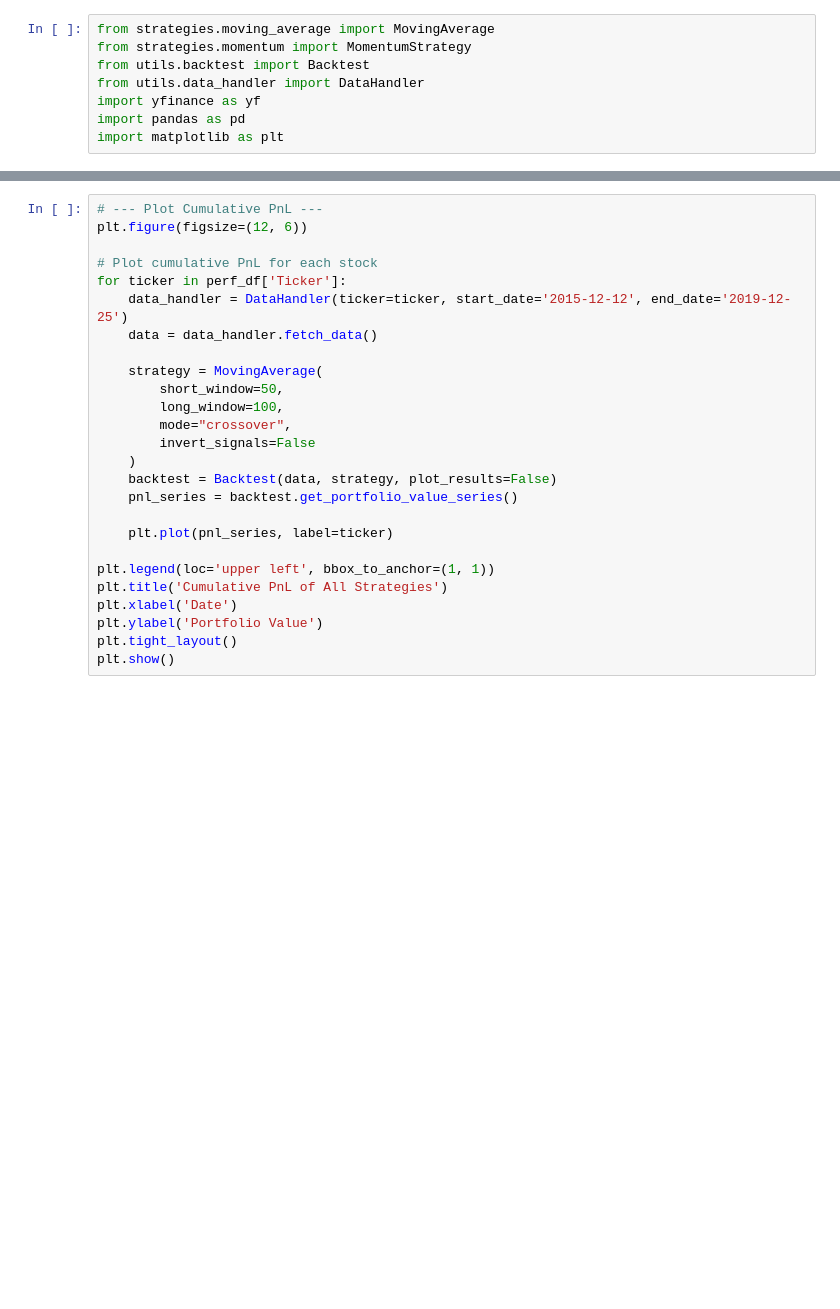
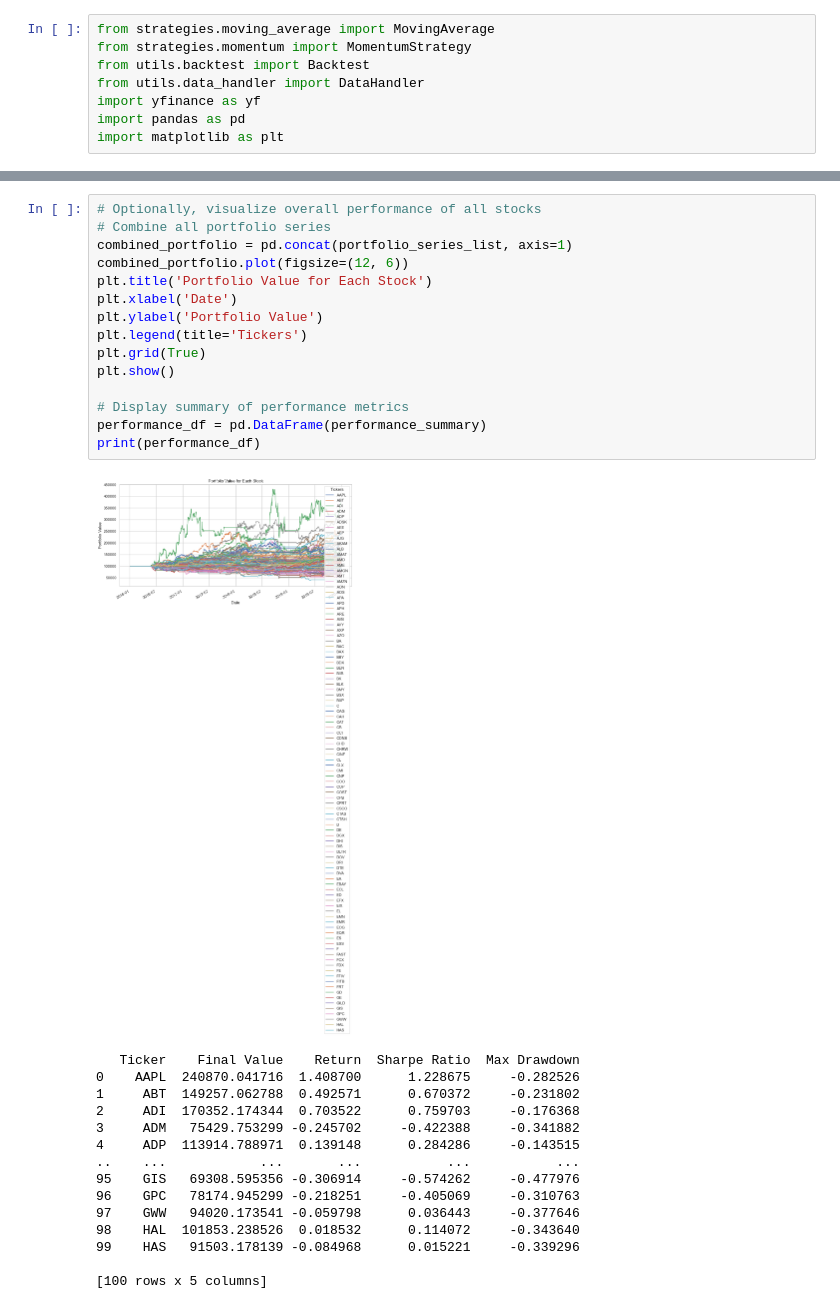
Before and after one commit to gpelleri/AMP_Algorithmic_Trading, a Jupyter notebook: strategies/Moving Averages & Momemtum.ipynb, the cells around one changed output, grey strips where cells are left out. Saved outputs shown, nothing was run; the diff lists cells and outputs as text; blank space fills up the shorter version.

```diff
--- a/strategies/Moving Averages & Momemtum.ipynb
+++ b/strategies/Moving Averages & Momemtum.ipynb
@@ -298,26 +340,31 @@ dtype: float64
 # %%
-# --- Plot Cumulative PnL ---
-plt.figure(figsize=(12, 6))
-
-# Plot cumulative PnL for each stock
-for ticker in perf_df['Ticker']:
-    data_handler = DataHandler(ticker=ticker, start_date='2015-12-12', end_date='2019-12-25')
-    data = data_handler.fetch_data()
-
-    strategy = MovingAverage(
-        short_window=50,
-        long_window=100,
-        mode="crossover",
-        invert_signals=False
-    )
-    backtest = Backtest(data, strategy, plot_results=False)
-    pnl_series = backtest.get_portfolio_value_series()
-
-    plt.plot(pnl_series, label=ticker)
-
-plt.legend(loc='upper left', bbox_to_anchor=(1, 1))
-plt.title('Cumulative PnL of All Strategies')
+# Optionally, visualize overall performance of all stocks
+# Combine all portfolio series
+combined_portfolio = pd.concat(portfolio_series_list, axis=1)
+combined_portfolio.plot(figsize=(12, 6))
+plt.title('Portfolio Value for Each Stock')
 plt.xlabel('Date')
 plt.ylabel('Portfolio Value')
-plt.tight_layout()
+plt.legend(title='Tickers')
+plt.grid(True)
 plt.show()
+
+# Display summary of performance metrics
+performance_df = pd.DataFrame(performance_summary)
+print(performance_df)
+# %% [output]
+[figure, added]
+   Ticker    Final Value    Return  Sharpe Ratio  Max Drawdown
+0    AAPL  240870.041716  1.408700      1.228675     -0.282526
+1     ABT  149257.062788  0.492571      0.670372     -0.231802
+2     ADI  170352.174344  0.703522      0.759703     -0.176368
+3     ADM   75429.753299 -0.245702     -0.422388     -0.341882
+4     ADP  113914.788971  0.139148      0.284286     -0.143515
+..    ...            ...       ...           ...           ...
+95    GIS   69308.595356 -0.306914     -0.574262     -0.477976
+96    GPC   78174.945299 -0.218251     -0.405069     -0.310763
+97    GWW   94020.173541 -0.059798      0.036443     -0.377646
+98    HAL  101853.238526  0.018532      0.114072     -0.343640
+99    HAS   91503.178139 -0.084968      0.015221     -0.339296
+
+[100 rows x 5 columns]
```
Also changed, not shown: parts of 14 cells of this notebook.
